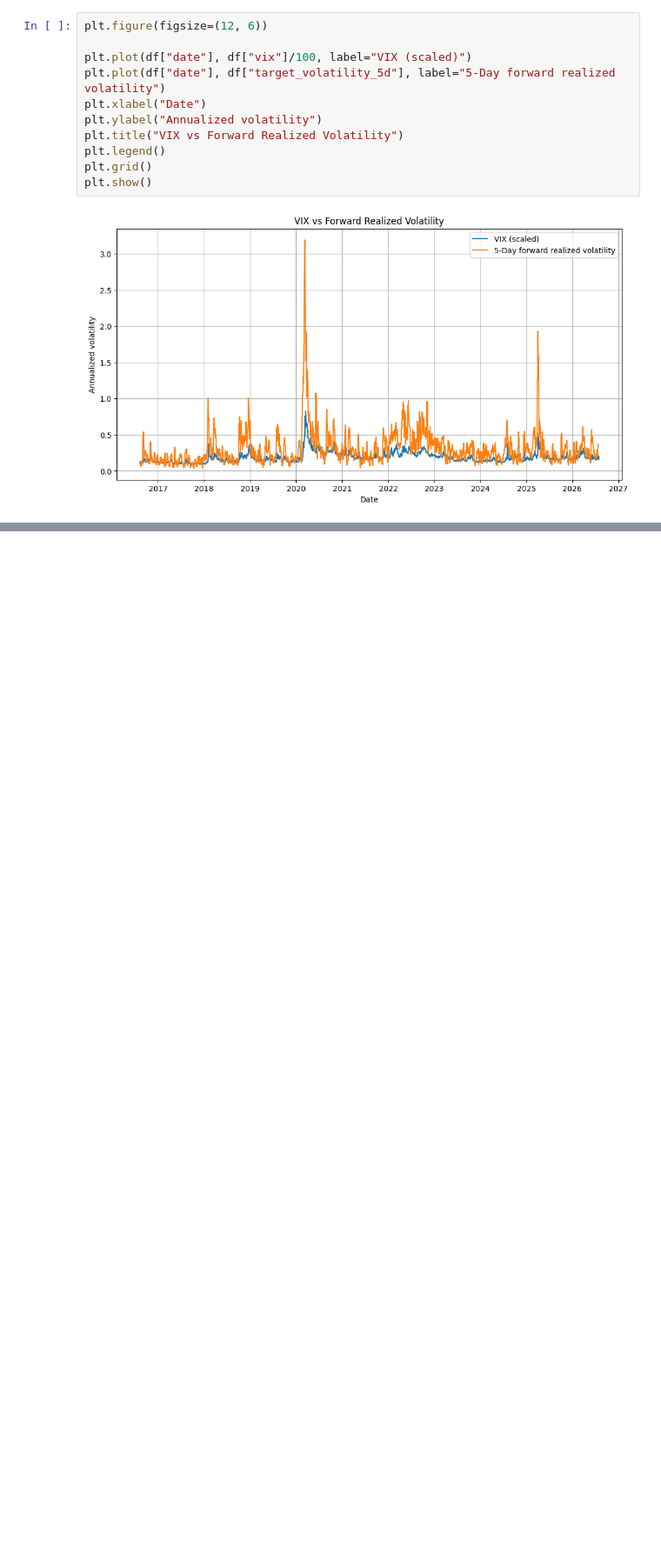
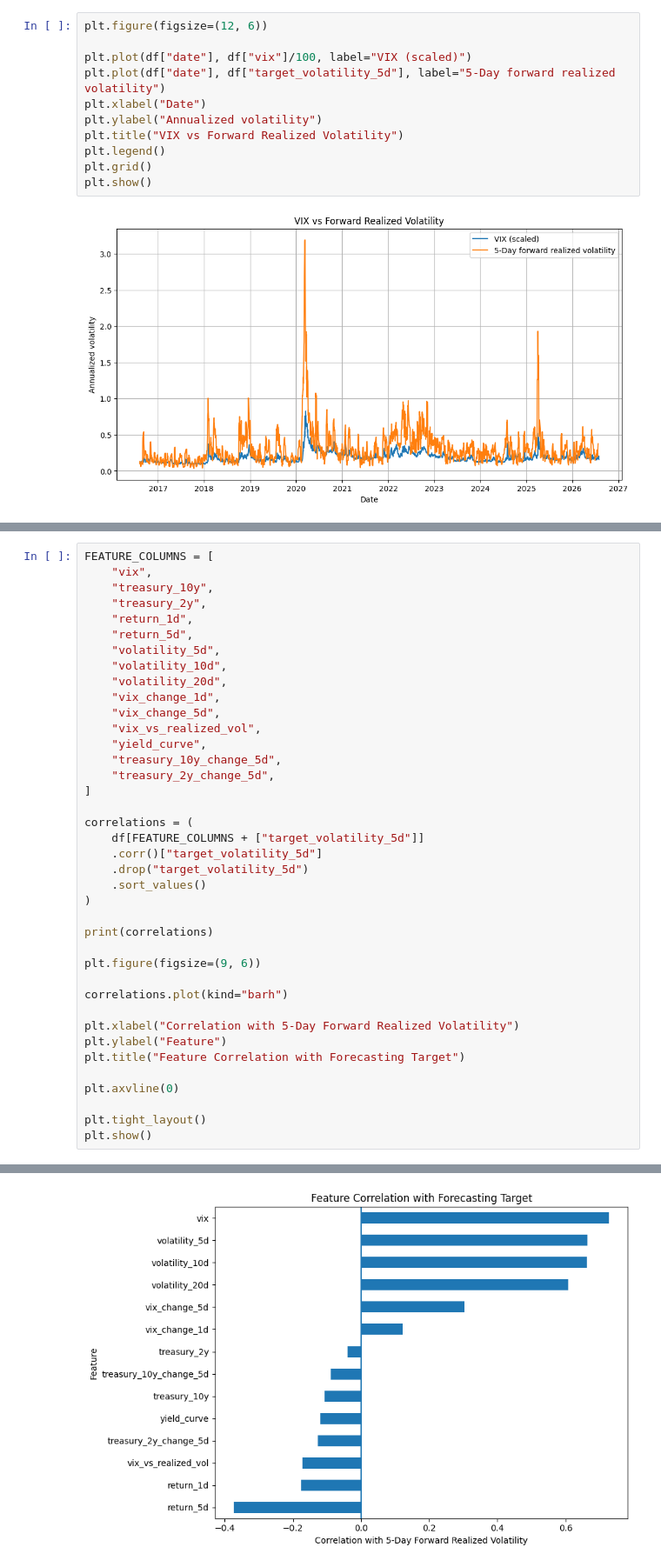
Before and after one commit to Lucie0124/Financial-Volatility-Forecasting, a Jupyter notebook: notebooks/01_data_exploration.ipynb, the cells around one changed output, grey strips where cells are left out. Shown at 87% size. Drawn from its saved outputs; the diff is of its cells as text; blank space fills up the shorter version.

Commit message:
add correlations

```diff
--- a/notebooks/01_data_exploration.ipynb
+++ b/notebooks/01_data_exploration.ipynb
@@ -63,0 +135,40 @@ plt.show()
+# %%
+FEATURE_COLUMNS = [
+    "vix",
+    "treasury_10y",
+    "treasury_2y",
+    "return_1d",
+    "return_5d",
+    "volatility_5d",
+    "volatility_10d",
+    "volatility_20d",
+    "vix_change_1d",
+    "vix_change_5d",
+    "vix_vs_realized_vol",
+    "yield_curve",
+    "treasury_10y_change_5d",
+    "treasury_2y_change_5d",
+]
+
+correlations = (
+    df[FEATURE_COLUMNS + ["target_volatility_5d"]]
+    .corr()["target_volatility_5d"]
+    .drop("target_volatility_5d")
+    .sort_values()
+)
+
+print(correlations)
+
+plt.figure(figsize=(9, 6))
+
+correlations.plot(kind="barh")
+
+plt.xlabel("Correlation with 5-Day Forward Realized Volatility")
+plt.ylabel("Feature")
+plt.title("Feature Correlation with Forecasting Target")
+
+plt.axvline(0)
+
+plt.tight_layout()
+plt.show()
+# %% [output]
@@ -63,0 +190 @@ plt.show()
+[figure, added]
```
Also changed, not shown: parts of 12 cells of this notebook.
